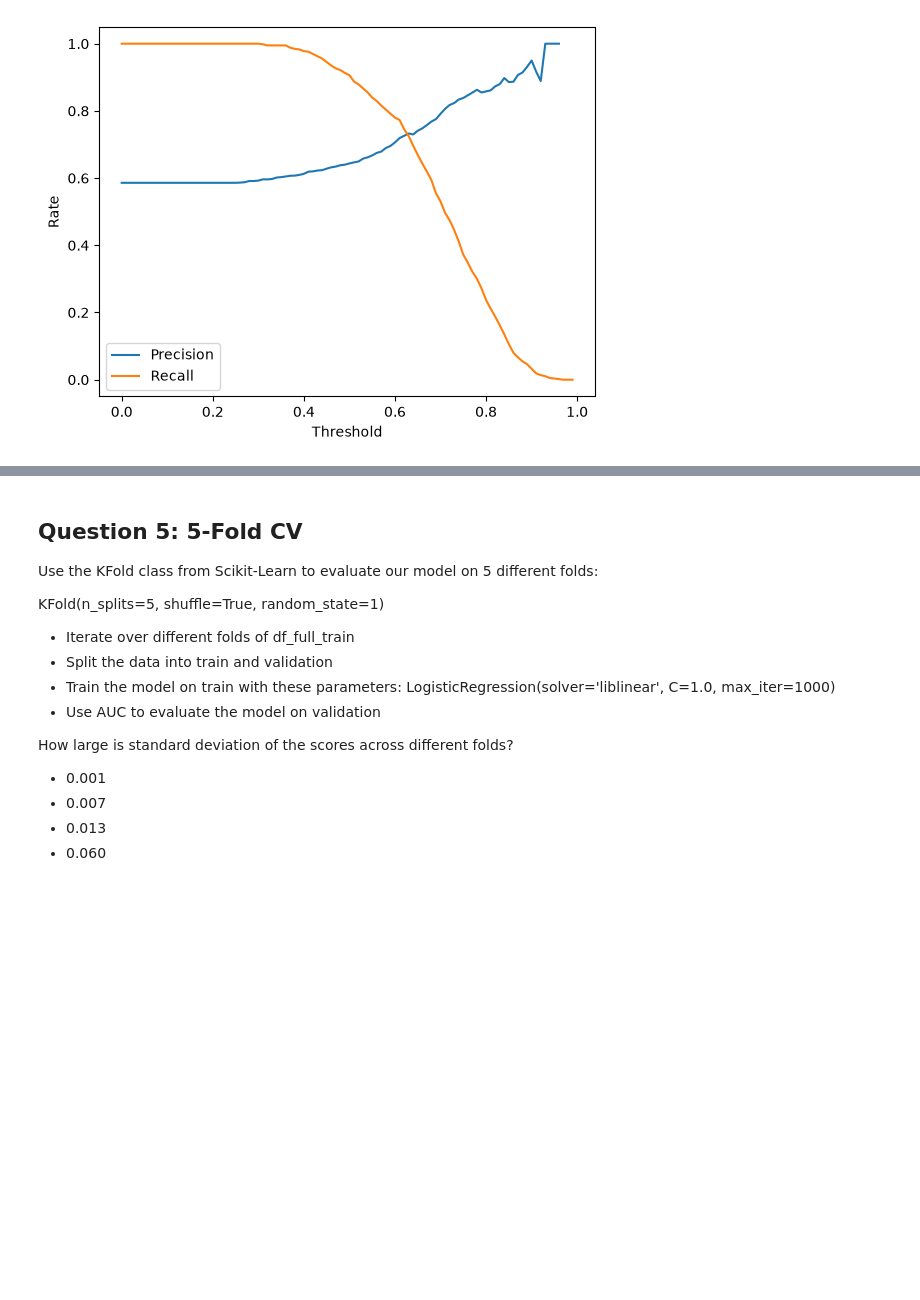
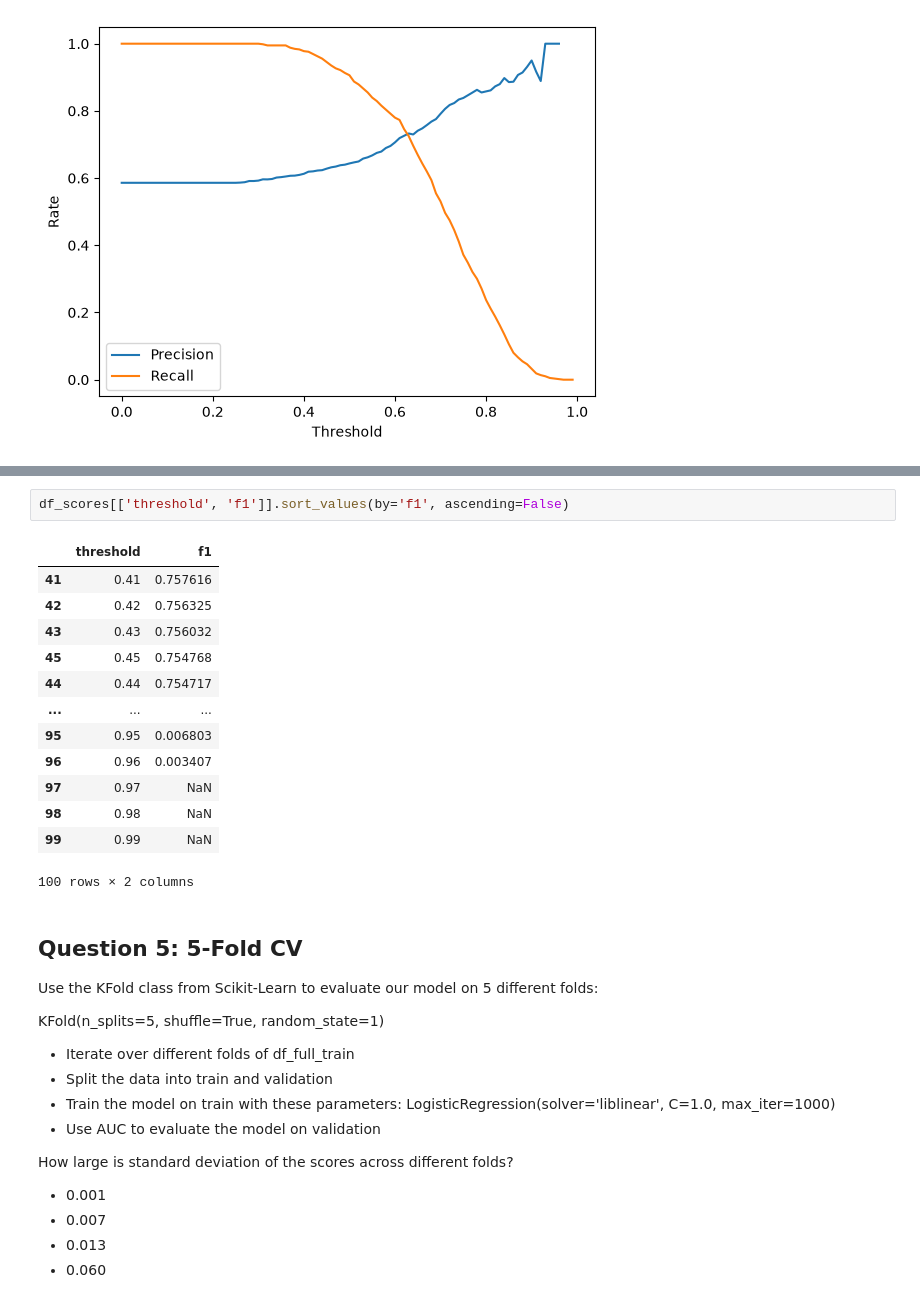
Before and after one commit to Gachaupatrick/ml_zoomcamp, a Jupyter notebook: 2026/homework_wk4.ipynb, the cells around one changed output, grey strips where cells are left out. Cells and saved outputs as stored; diff of their text form; blank space fills up the shorter version.

```diff
--- a/2026/homework_wk4.ipynb
+++ b/2026/homework_wk4.ipynb
@@ -318,3 +316,19 @@ df_t.head()
+# %%
+df_scores[['threshold', 'f1']].sort_values(by='f1', ascending=False)
+# %% [output]
+|  | threshold | f1 |
+| 41 | 0.41 | 0.757616 |
+| 42 | 0.42 | 0.756325 |
+| 43 | 0.43 | 0.756032 |
+| 45 | 0.45 | 0.754768 |
+| 44 | 0.44 | 0.754717 |
+| ... | ... | ... |
+| 95 | 0.95 | 0.006803 |
+| 96 | 0.96 | 0.003407 |
+| 97 | 0.97 | NaN |
+| 98 | 0.98 | NaN |
+| 99 | 0.99 | NaN |
+100 rows × 2 columns
 # %% [markdown]
 ## Question 5: 5-Fold CV
 Use the KFold class from Scikit-Learn to evaluate our model on 5 different folds:
```
Also changed, not shown: parts of 5 cells of this notebook.
